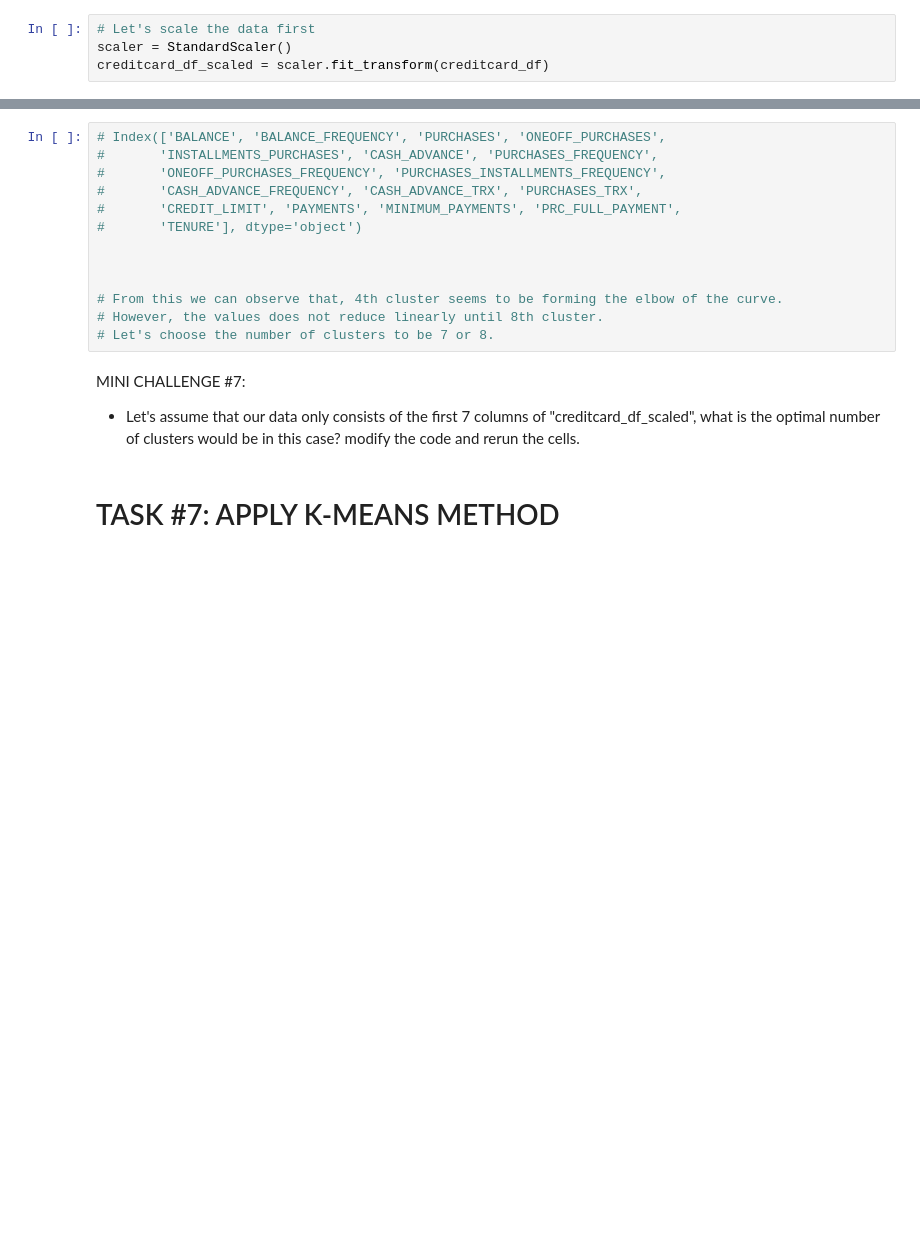
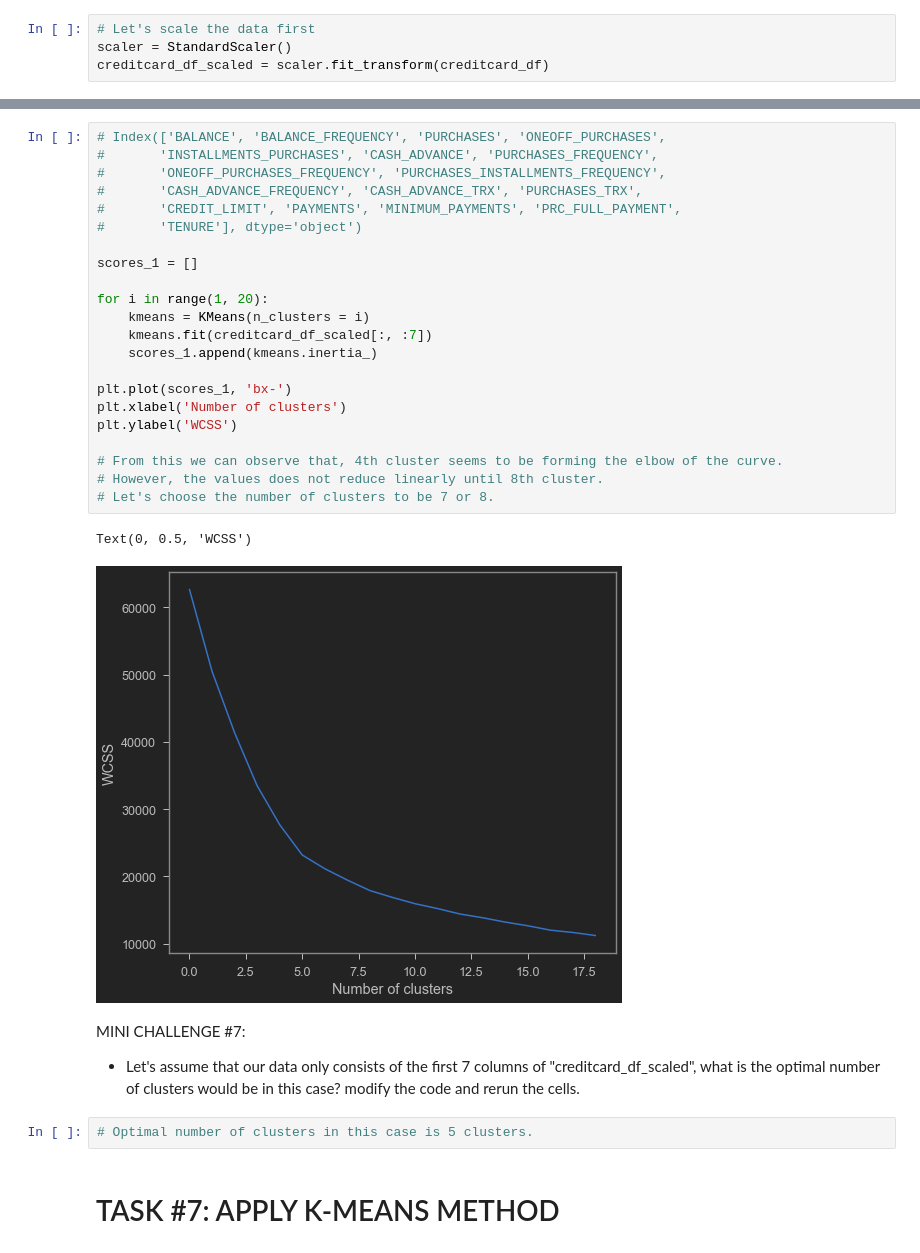
Before and after one commit to bartlomiejzych/Unsupervised-Machine-Learning-for-Customer-Segmentation, a Jupyter notebook: Bank_Customer_Segmentation.ipynb, the cells around one changed output, grey strips where cells are left out. Saved outputs shown, nothing was run; the diff lists cells and outputs as text; blank space fills up the shorter version.

Commit message:
Scaled the data with a use of StandardScaler. Plotted the data to choose an optimal number of clusters with a use of the Elbow Method for KMeans algorithm

```diff
--- a/Bank_Customer_Segmentation.ipynb
+++ b/Bank_Customer_Segmentation.ipynb
@@ -316,19 +334,33 @@ creditcard_df_scaled
 # %%
 # Index(['BALANCE', 'BALANCE_FREQUENCY', 'PURCHASES', 'ONEOFF_PURCHASES',
 #       'INSTALLMENTS_PURCHASES', 'CASH_ADVANCE', 'PURCHASES_FREQUENCY',
 #       'ONEOFF_PURCHASES_FREQUENCY', 'PURCHASES_INSTALLMENTS_FREQUENCY',
 #       'CASH_ADVANCE_FREQUENCY', 'CASH_ADVANCE_TRX', 'PURCHASES_TRX',
 #       'CREDIT_LIMIT', 'PAYMENTS', 'MINIMUM_PAYMENTS', 'PRC_FULL_PAYMENT',
 #       'TENURE'], dtype='object')
 
+scores_1 = []
 
+for i in range(1, 20):
+    kmeans = KMeans(n_clusters = i)
+    kmeans.fit(creditcard_df_scaled[:, :7])
+    scores_1.append(kmeans.inertia_)
+
+plt.plot(scores_1, 'bx-')
+plt.xlabel('Number of clusters')
+plt.ylabel('WCSS')
 
 # From this we can observe that, 4th cluster seems to be forming the elbow of the curve.
 # However, the values does not reduce linearly until 8th cluster.
 # Let's choose the number of clusters to be 7 or 8.
+# %% [output]
+Text(0, 0.5, 'WCSS')
+[figure, added]
 # %% [markdown]
 MINI CHALLENGE #7:
  - Let's assume that our data only consists of the first 7 columns of "creditcard_df_scaled", what is the optimal number of clusters would be in this case? modify the code and rerun the cells.
+# %%
+# Optimal number of clusters in this case is 5 clusters.
 # %% [markdown]
 # TASK #7: APPLY K-MEANS METHOD
 # %%
```
Also changed, not shown: parts of 3 cells of this notebook.
